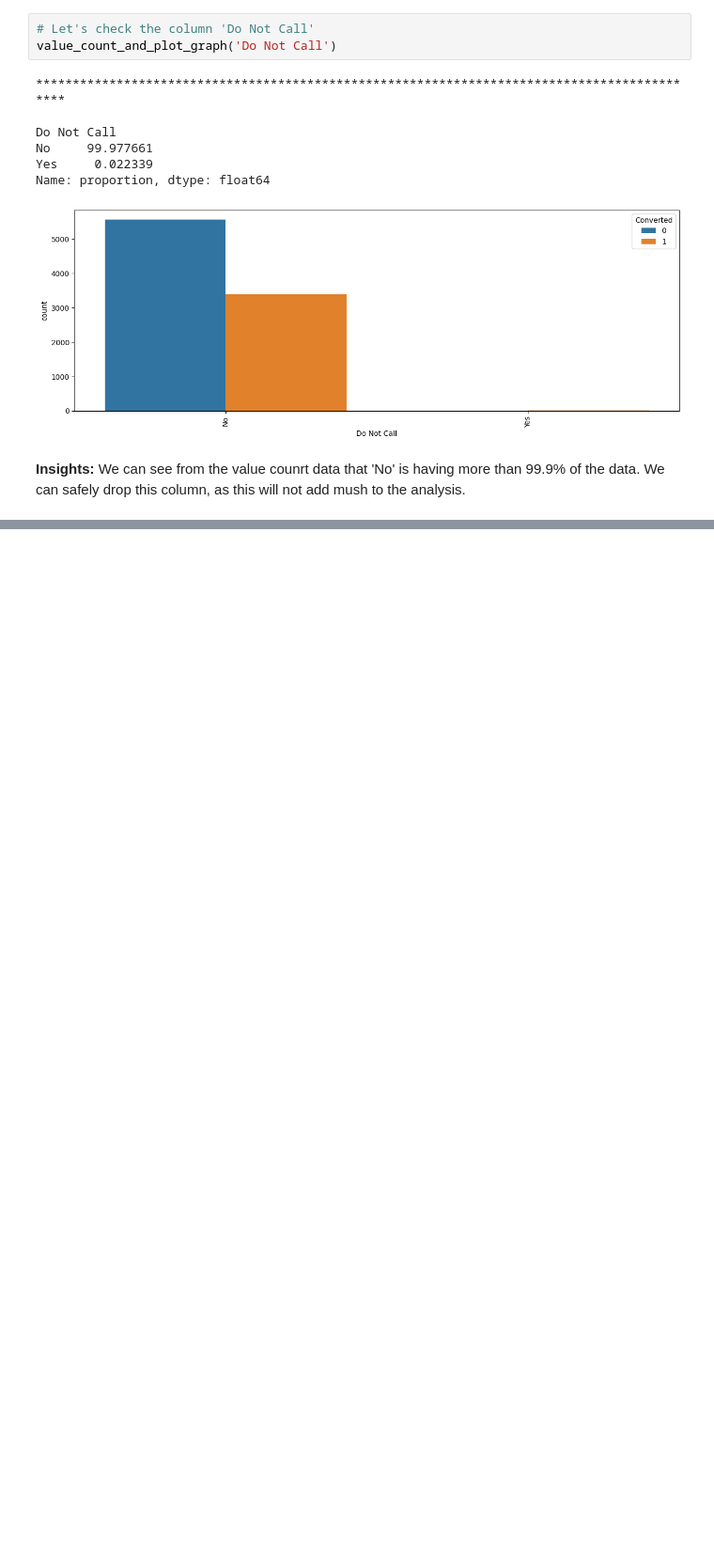
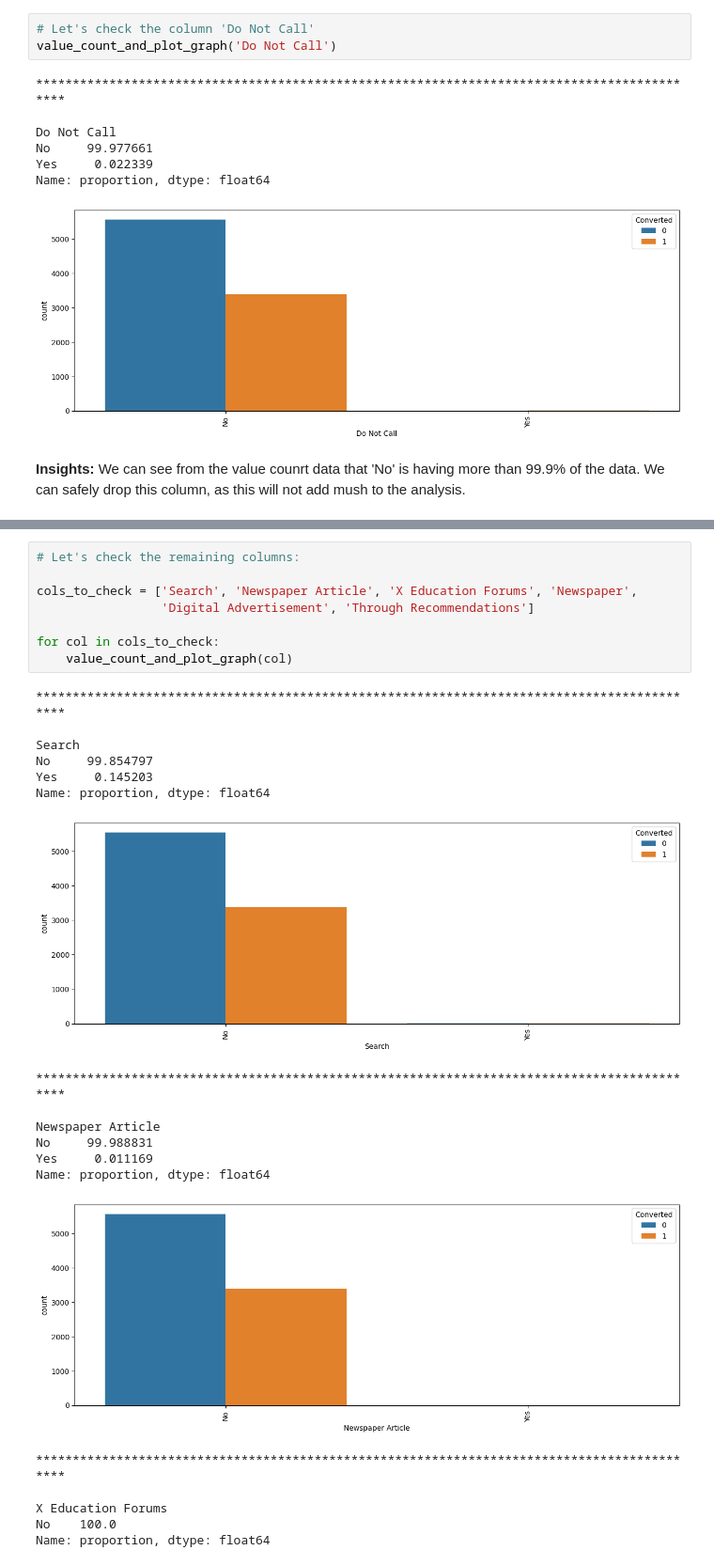
Before and after one commit to AkankshaDwivedi/lead-scoring-assignment, a Jupyter notebook: Lead_Scoring_Assignment_Akanksha.ipynb, the cells around one changed output, grey strips where cells are left out. Shown at 94% size. Cells and saved outputs as stored; diff of their text form; blank space fills up the shorter version.

```diff
--- a/Lead_Scoring_Assignment_Akanksha.ipynb
+++ b/Lead_Scoring_Assignment_Akanksha.ipynb
@@ -984,0 +1005,28 @@ col_to_drop
+# %%
+# Let's check the remaining columns:
+
+cols_to_check = ['Search', 'Newspaper Article', 'X Education Forums', 'Newspaper',
+                 'Digital Advertisement', 'Through Recommendations']
+
+for col in cols_to_check:
+    value_count_and_plot_graph(col)
+# %% [output]
+********************************************************************************************
+
+Search
+No     99.854797
+Yes     0.145203
+Name: proportion, dtype: float64
+[figure, added]
+********************************************************************************************
+
+Newspaper Article
+No     99.988831
+Yes     0.011169
+Name: proportion, dtype: float64
+[figure, added]
+********************************************************************************************
+
+X Education Forums
+No    100.0
+Name: proportion, dtype: float64
```
Also changed, not shown: parts of 34 cells of this notebook.
